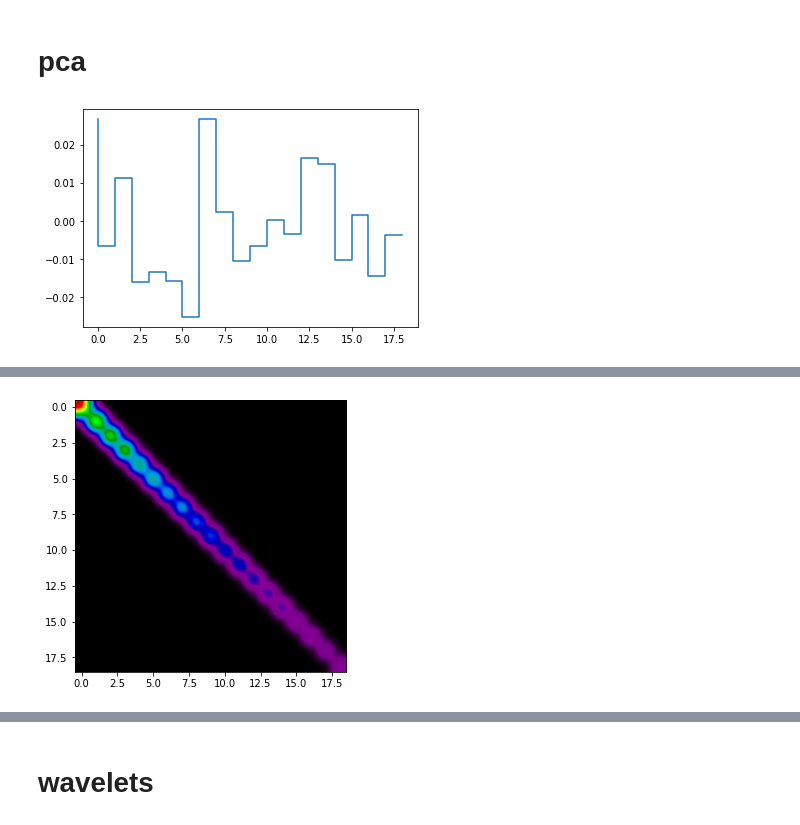
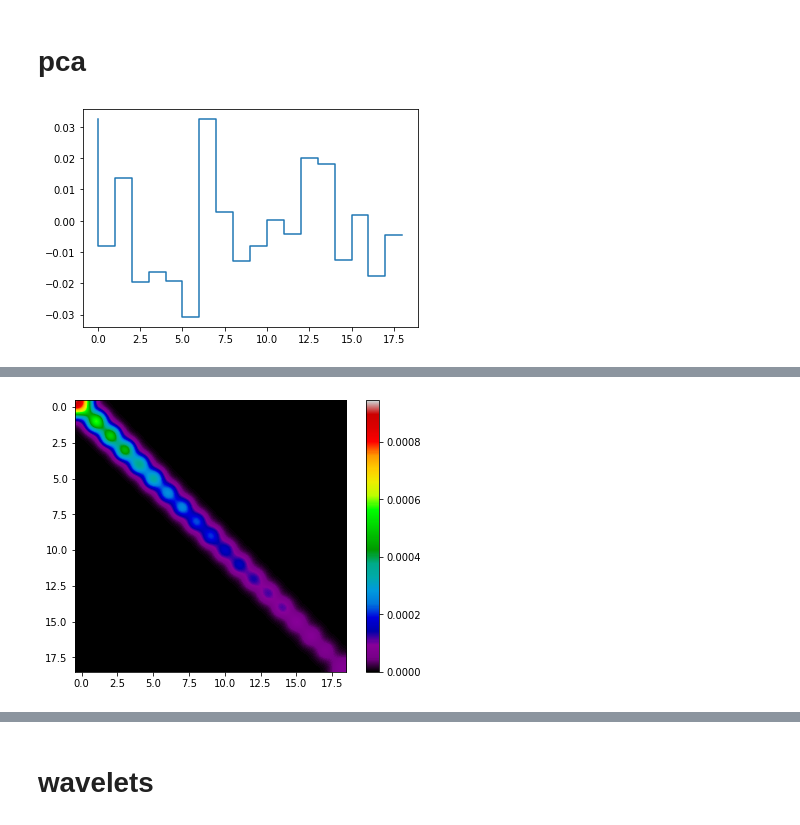
Before and after one commit to LBJ-Wade/fisher_wst, a Jupyter notebook: check_fisher_funcs.ipynb, the cells around one changed output, grey strips where cells are left out. Drawn from its saved outputs; the diff is of its cells as text; code cells hidden in the pictures.

```diff
--- a/check_fisher_funcs.ipynb
+++ b/check_fisher_funcs.ipynb
@@ -56,7 +52,7 @@ norm_fact
 # %%
-spec_all /= norm_fact
-pos_all /= norm_fact
-neg_all /= norm_fact
+#spec_all /= norm_fact
+#pos_all /= norm_fact
+#neg_all /= norm_fact
 # %%
 spec_all.shape
 # %% [output]
@@ -150,7 +147,7 @@ plt.close()
 plt.step(range(projected.shape[1]),projected[1500])
 plt.show()
 # %% [output]
-[figure, old version]
+[figure, new version]
 # %%
 cov_pca = np.cov(projected, rowvar=False)
 print (cov_pca.shape,projected.shape)
@@ -158,7 +155,8 @@ print ('cond', np.linalg.cond(cov_pca))
 sign, logdet = np.linalg.slogdet(cov_pca)
 print ('det', logdet,sign )
 fig, ax = plt.subplots(1, figsize=(7,5))
-ax.imshow(cov_pca,interpolation='gaussian', cmap='nipy_spectral')
+cs = ax.imshow(cov_pca,interpolation='gaussian', cmap='nipy_spectral')
+plt.colorbar(cs)
 plt.show()
 # %% [output]
 (19, 19) (10000, 19)
@@ -167 +165 @@ det -160.74000326086494 1.0
-[figure, old version]
+[figure, new version]
```
Also changed, not shown: parts of 19 cells of this notebook.
